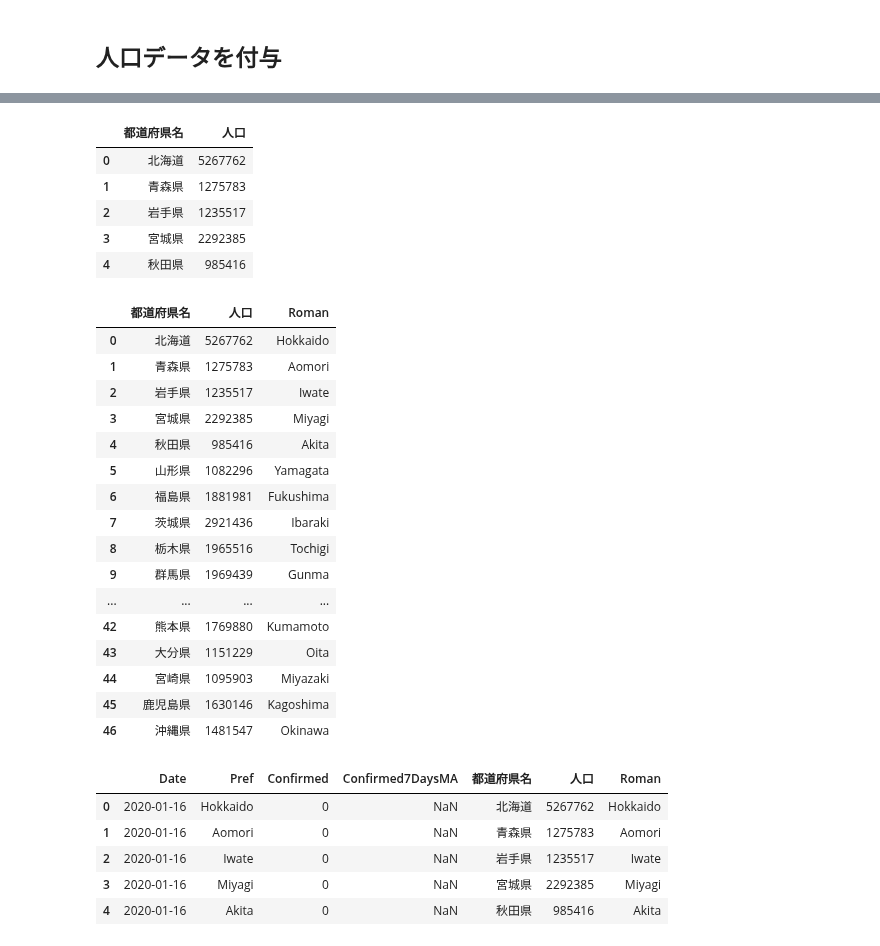
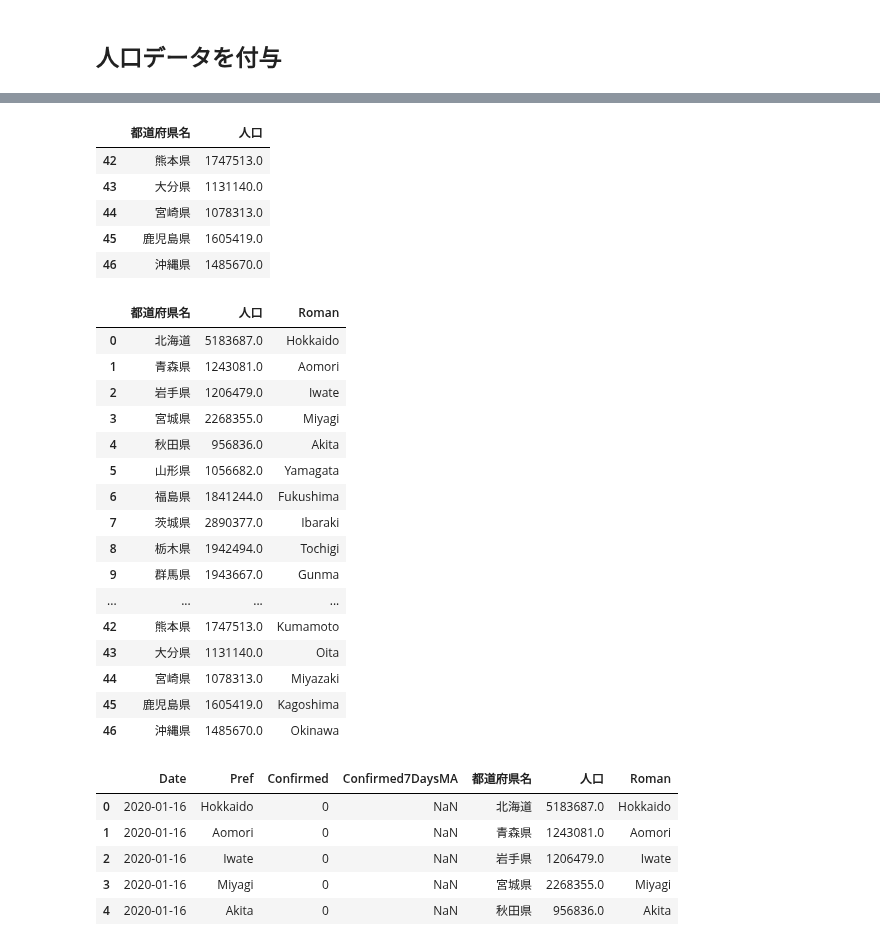
Before and after one commit to marzg510/data-analyze-covid-19, a Jupyter notebook: covid-19-jp-gov-pref.ipynb, the cells around one changed output, grey strips where cells are left out. Saved outputs shown, nothing was run; the diff lists cells and outputs as text; code cells hidden in the pictures.

```diff
--- a/covid-19-jp-gov-pref.ipynb
+++ b/covid-19-jp-gov-pref.ipynb
@@ -97,3 +97,8 @@ import datetime
 recent_date = pd.to_datetime(datetime.datetime.now()).round("D")- datetime.timedelta(days=90)
 # %% [markdown]
 ## 人口データを付与
+# %%
+# pop = pd.read_excel("COVID-19-jp/2001stjin.xls",header=3)[["Unnamed: 1","計"]]
+# pop = pd.read_excel("COVID-19-jp/000762462.xlsx",header=5)
+pop = pd.read_excel("COVID-19-jp/000762462.xlsx",header=5)[["都道府県名","人.2"]]
+pop.head()
@@ -100,16 +112,18 @@ recent_date = pd.to_datetime(datetime.datetime.now()).round("D")- datetime.timed
 # %%
-pop = pd.read_excel("COVID-19-jp/2001stjin.xls",header=3)[["Unnamed: 1","計"]]
-pop.rename(columns={"Unnamed: 1":"都道府県名"},inplace=True)
-pop.rename(columns={"計":"人口"},inplace=True)
+# pop.rename(columns={"Unnamed: 1":"都道府県名"},inplace=True)
+pop.rename(columns={"人.2":"人口"},inplace=True)
 pop = pop.loc[pop["都道府県名"]!="合計"].reset_index(drop=True)
-pop.head()
+pop = pop.dropna(how='all')
+pop.tail()
+# pop.head()
+# len(pop)
 # %% [output]
 |  | 都道府県名 | 人口 |
-| 0 | 北海道 | 5267762 |
-| 1 | 青森県 | 1275783 |
-| 2 | 岩手県 | 1235517 |
-| 3 | 宮城県 | 2292385 |
-| 4 | 秋田県 | 985416 |
+| 42 | 熊本県 | 1747513.0 |
+| 43 | 大分県 | 1131140.0 |
+| 44 | 宮崎県 | 1078313.0 |
+| 45 | 鹿児島県 | 1605419.0 |
+| 46 | 沖縄県 | 1485670.0 |
 # %%
 pop["Roman"]=[
  'Hokkaido', 'Aomori', 'Iwate', 'Miyagi', 'Akita',
@@ -123,32 +137,32 @@ pop["Roman"]=[
 pop
 # %% [output]
 |  | 都道府県名 | 人口 | Roman |
-| 0 | 北海道 | 5267762 | Hokkaido |
-| 1 | 青森県 | 1275783 | Aomori |
-| 2 | 岩手県 | 1235517 | Iwate |
-| 3 | 宮城県 | 2292385 | Miyagi |
-| 4 | 秋田県 | 985416 | Akita |
-| 5 | 山形県 | 1082296 | Yamagata |
-| 6 | 福島県 | 1881981 | Fukushima |
-| 7 | 茨城県 | 2921436 | Ibaraki |
-| 8 | 栃木県 | 1965516 | Tochigi |
-| 9 | 群馬県 | 1969439 | Gunma |
+| 0 | 北海道 | 5183687.0 | Hokkaido |
+| 1 | 青森県 | 1243081.0 | Aomori |
+| 2 | 岩手県 | 1206479.0 | Iwate |
+| 3 | 宮城県 | 2268355.0 | Miyagi |
+| 4 | 秋田県 | 956836.0 | Akita |
+| 5 | 山形県 | 1056682.0 | Yamagata |
+| 6 | 福島県 | 1841244.0 | Fukushima |
+| 7 | 茨城県 | 2890377.0 | Ibaraki |
+| 8 | 栃木県 | 1942494.0 | Tochigi |
+| 9 | 群馬県 | 1943667.0 | Gunma |
 | ... | ... | ... | ... |
-| 42 | 熊本県 | 1769880 | Kumamoto |
-| 43 | 大分県 | 1151229 | Oita |
-| 44 | 宮崎県 | 1095903 | Miyazaki |
-| 45 | 鹿児島県 | 1630146 | Kagoshima |
-| 46 | 沖縄県 | 1481547 | Okinawa |
+| 42 | 熊本県 | 1747513.0 | Kumamoto |
+| 43 | 大分県 | 1131140.0 | Oita |
+| 44 | 宮崎県 | 1078313.0 | Miyazaki |
+| 45 | 鹿児島県 | 1605419.0 | Kagoshima |
+| 46 | 沖縄県 | 1485670.0 | Okinawa |
 # %%
 prefs = pd.merge(prefs, pop, left_on="Pref", right_on="Roman", how="left")
 prefs.head()
 # %% [output]
 |  | Date | Pref | Confirmed | Confirmed7DaysMA | 都道府県名 | 人口 | Roman |
-| 0 | 2020-01-16 | Hokkaido | 0 | NaN | 北海道 | 5267762 | Hokkaido |
-| 1 | 2020-01-16 | Aomori | 0 | NaN | 青森県 | 1275783 | Aomori |
-| 2 | 2020-01-16 | Iwate | 0 | NaN | 岩手県 | 1235517 | Iwate |
-| 3 | 2020-01-16 | Miyagi | 0 | NaN | 宮城県 | 2292385 | Miyagi |
-| 4 | 2020-01-16 | Akita | 0 | NaN | 秋田県 | 985416 | Akita |
+| 0 | 2020-01-16 | Hokkaido | 0 | NaN | 北海道 | 5183687.0 | Hokkaido |
+| 1 | 2020-01-16 | Aomori | 0 | NaN | 青森県 | 1243081.0 | Aomori |
+| 2 | 2020-01-16 | Iwate | 0 | NaN | 岩手県 | 1206479.0 | Iwate |
+| 3 | 2020-01-16 | Miyagi | 0 | NaN | 宮城県 | 2268355.0 | Miyagi |
+| 4 | 2020-01-16 | Akita | 0 | NaN | 秋田県 | 956836.0 | Akita |
 # %%
 # prefs["１万人当たりの感染者数"] = prefs["Confirmed"] / (prefs["人口"] / 10000)
 prefs["10万人当たりの新規感染者数"] = prefs["Confirmed"] / (prefs["人口"] / 100000)
```
Also changed, not shown: parts of 12 cells of this notebook, 1 other file.
